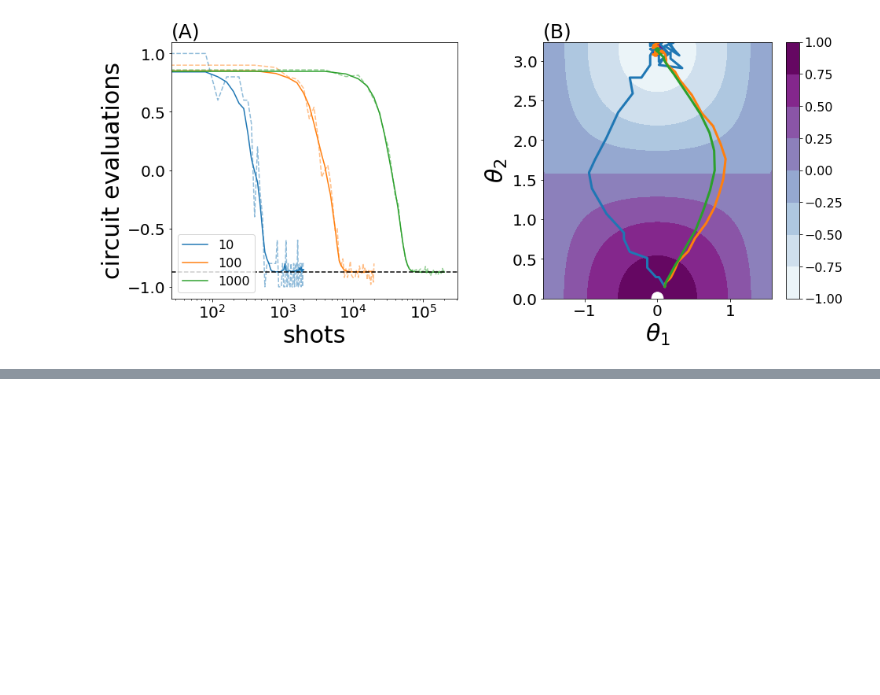
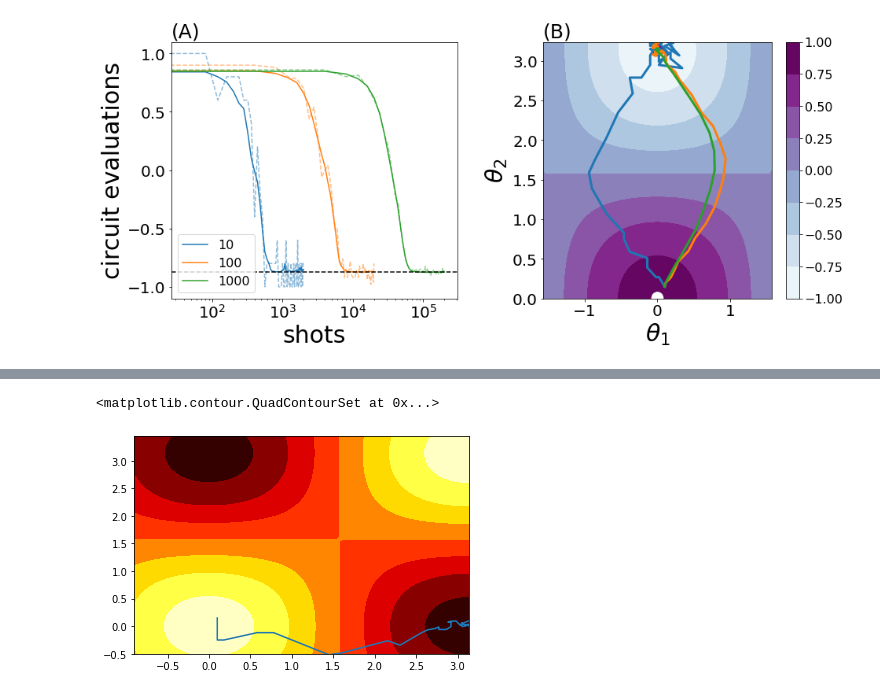
Before and after one commit to XanaduAI/derivatives-of-variational-circuits, a Jupyter notebook: optimizers/sim/simulator_analyze.ipynb, the cells around one changed output, grey strips where cells are left out. Cells and saved outputs as stored; diff of their text form; code cells hidden in the pictures; blank space fills up the shorter version.

```diff
--- a/optimizers/sim/simulator_analyze.ipynb
+++ b/optimizers/sim/simulator_analyze.ipynb
@@ -332,0 +482,17 @@ fig.savefig("gds.pdf", bbox_inches='tight')
+# %%
+g = np.load("grid.npz")
+xs = g["xs"]
+ys = g["ys"]
+zv = g["zv"]
+# %%
+for i in range(1):
+    plt.plot(weights_newd[i][:, 0], weights_newd[i][:, 1])
+
+plt.xlim(-0.9, np.pi)
+plt.ylim(-0.5, np.pi + 0.3)
+
+cmap = plt.get_cmap('hot')
+plt.contourf(xs,ys,zv, cmap=cmap)
+# %% [output]
+<matplotlib.contour.QuadContourSet at 0x...>
+[figure, added]
```
Also changed, not shown: parts of 16 cells of this notebook.
